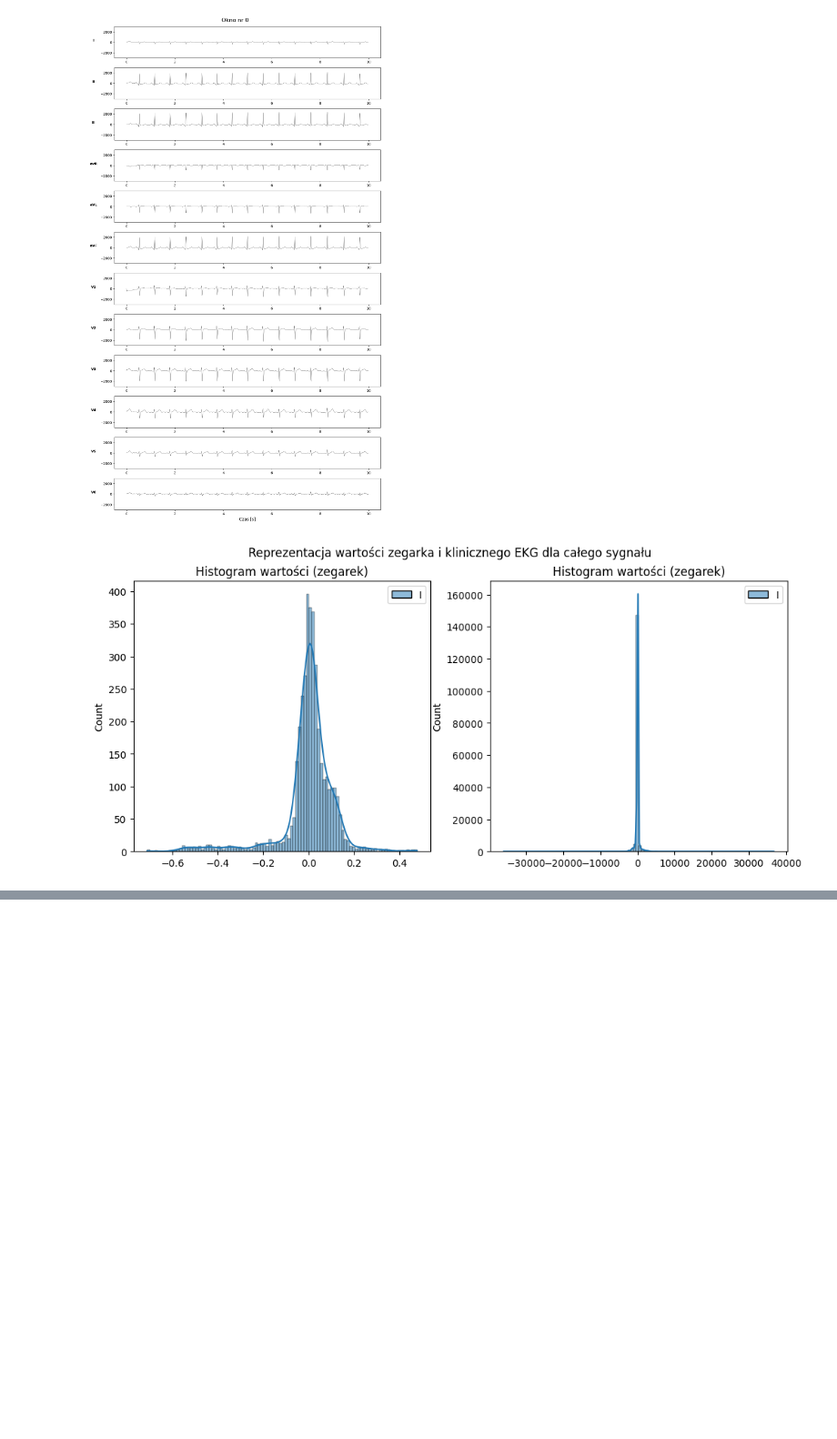
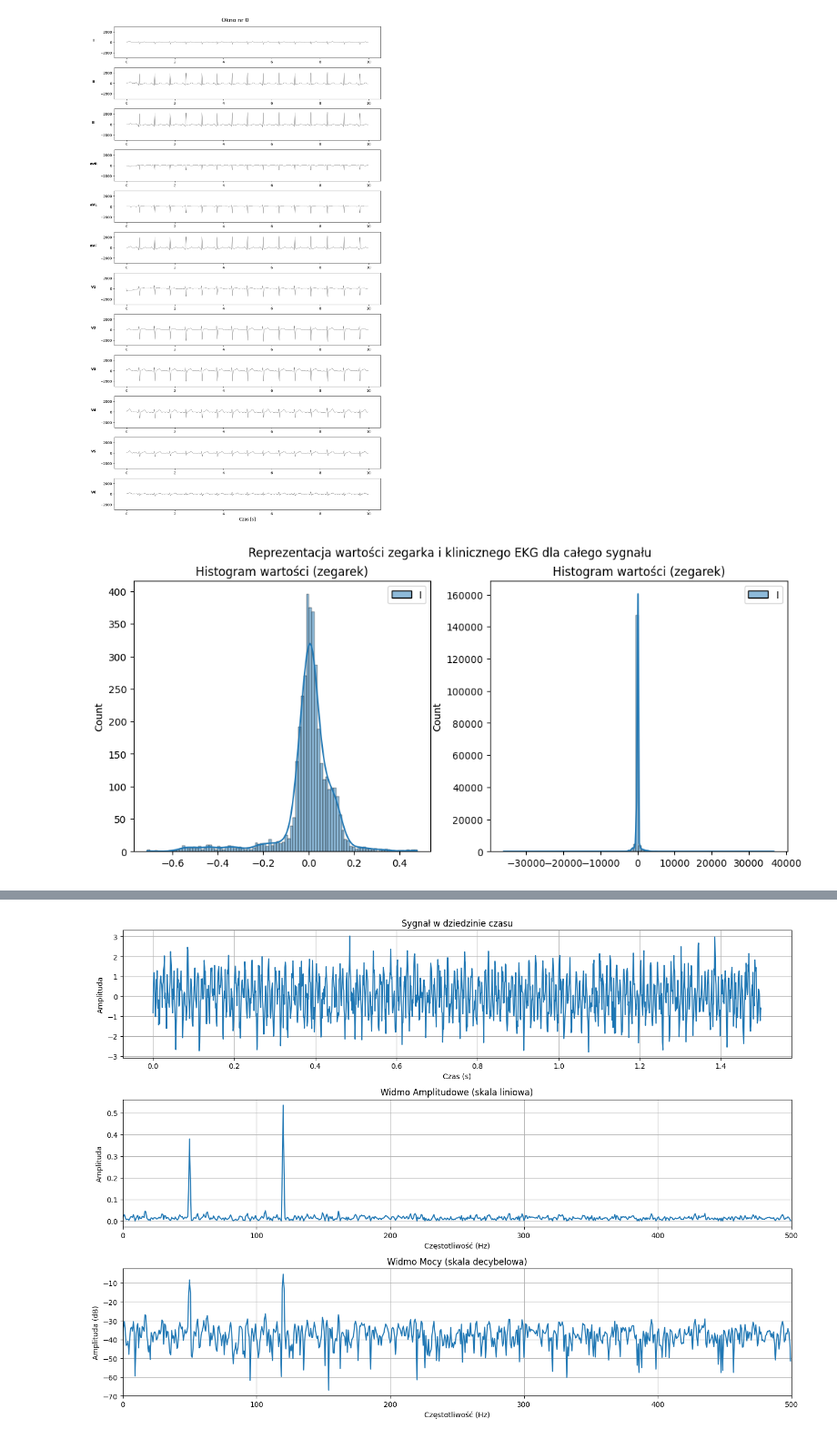
Before and after one commit to MichaelL200/Projekt-EKG, a Jupyter notebook: z4.ipynb, the cells around one changed output, grey strips where cells are left out. Shown at 91% size. Cells and saved outputs as stored; diff of their text form; code cells hidden in the pictures; blank space fills up the shorter version.

```diff
--- a/z4.ipynb
+++ b/z4.ipynb
@@ -195,0 +247,84 @@ UWAGA: Używam DANYCH WZORNIKOWYCH do demonstracji, ponieważ clean_df lub clean
+# %%
+import numpy as np
+import matplotlib.pyplot as plt
+
+# --- 1. Ustawienia i Generowanie Sygnału Testowego ---
+# Parametry sygnału
+Fs = 1000       # Częstotliwość próbkowania (1000 Hz)
+T = 1/Fs        # Okres próbkowania
+L = 1500        # Długość sygnału (liczba próbek)
+t = np.arange(L) * T # Wektor czasu
+
+# Składowe częstotliwościowe sygnału
+f1 = 50.0       # Częstotliwość 1 (50 Hz)
+f2 = 120.0      # Częstotliwość 2 (120 Hz)
+
+# Generowanie sygnału (dwie składowe sinusoidalne plus szum)
+A1 = 0.7        # Amplituda 1
+A2 = 1.0        # Amplituda 2
+noise = 0.5 * np.random.randn(L) # Szum Gaussowski
+
+signal_time = A1 * np.sin(2 * np.pi * f1 * t) + \
+              A2 * np.sin(2 * np.pi * f2 * t) + \
+              noise
+
+# --- 2. Analiza Pasmo-Amplitudowa (FFT) ---
+
+# Zastosowanie Okna (opcjonalne, ale zalecane)
+# Okno Hamminga minimalizuje wyciek widmowy.
+window = np.hamming(L)
+signal_windowed = signal_time * window
+
+# Szybka Transformata Fouriera (FFT)
+Y = np.fft.fft(signal_windowed)
+
+# Obliczenie widma dwustronnego (moduł z wyników FFT)
+P2 = np.abs(Y / L)
+
+# Przekształcenie widma dwustronnego na jednostronne (dla sygnału rzeczywistego)
+P1 = P2[:L//2] # Bierzemy tylko pierwszą połowę (do częstotliwości Nyquista)
+P1[1:-1] = 2 * P1[1:-1] # Mnożymy przez 2, ponieważ energia jest rozłożona na obie strony
+
+# Wektor częstotliwości
+f = Fs * np.arange(L//2) / L
+
+
+# --- 3. Wizualizacja Wyników ---
+plt.figure(figsize=(14, 10))
+
+# 3a. Wykres w Dziedzinie Czasu
+plt.subplot(3, 1, 1)
+plt.plot(t, signal_time)
+plt.title('Sygnał w dziedzinie czasu')
+plt.xlabel('Czas (s)')
+plt.ylabel('Amplituda')
+plt.grid(True)
+
+
+# [Image of signal in time domain]
+
+
+# 3b. Widmo Amplitudowe (skala liniowa)
+plt.subplot(3, 1, 2)
+plt.plot(f, P1)
+plt.title('Widmo Amplitudowe (skala liniowa)')
+plt.xlabel('Częstotliwość (Hz)')
+plt.ylabel('Amplituda')
+plt.xlim([0, Fs/2]) # Ograniczamy do częstotliwości Nyquista
+plt.grid(True)
+
+# 3c. Widmo Mocy (skala dB - decybele)
+plt.subplot(3, 1, 3)
+# Przekształcenie amplitudy na decybele (z małym offsetem, by uniknąć log(0))
+P1_dB = 20 * np.log10(P1 + 1e-10)
+plt.plot(f, P1_dB)
+plt.title('Widmo Mocy (skala decybelowa)')
+plt.xlabel('Częstotliwość (Hz)')
+plt.ylabel('Amplituda (dB)')
+plt.xlim([0, Fs/2])
+plt.grid(True)
+
+plt.tight_layout()
+plt.show()
+# %% [output]
+[figure, added]
```
Also changed, not shown: parts of 4 cells of this notebook.
